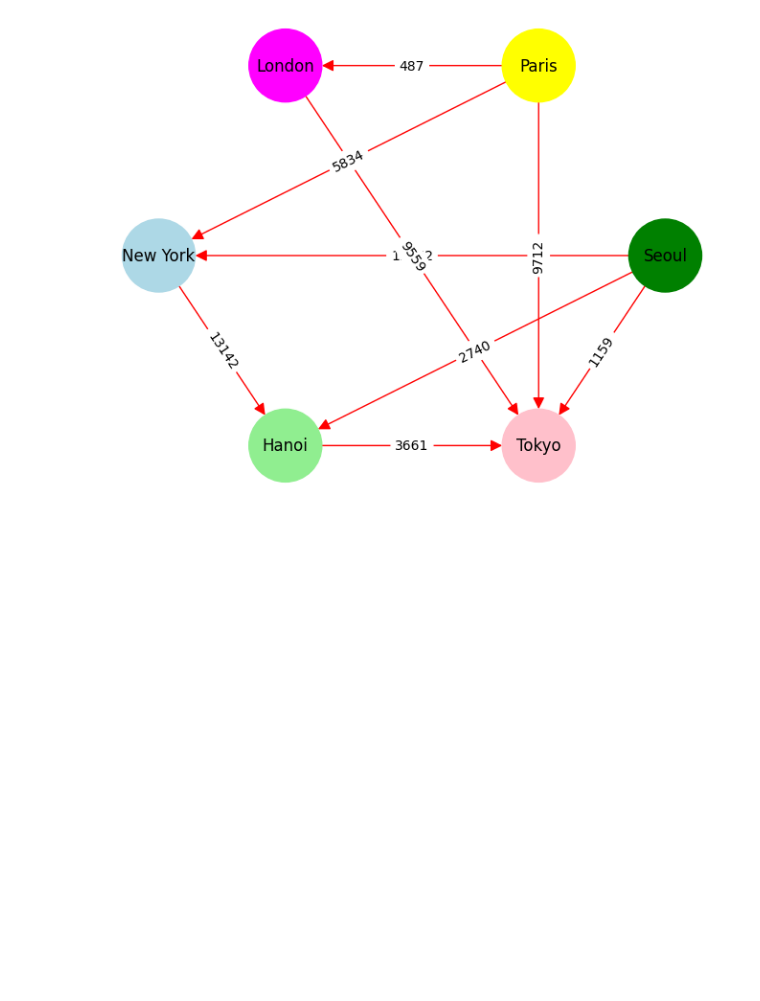
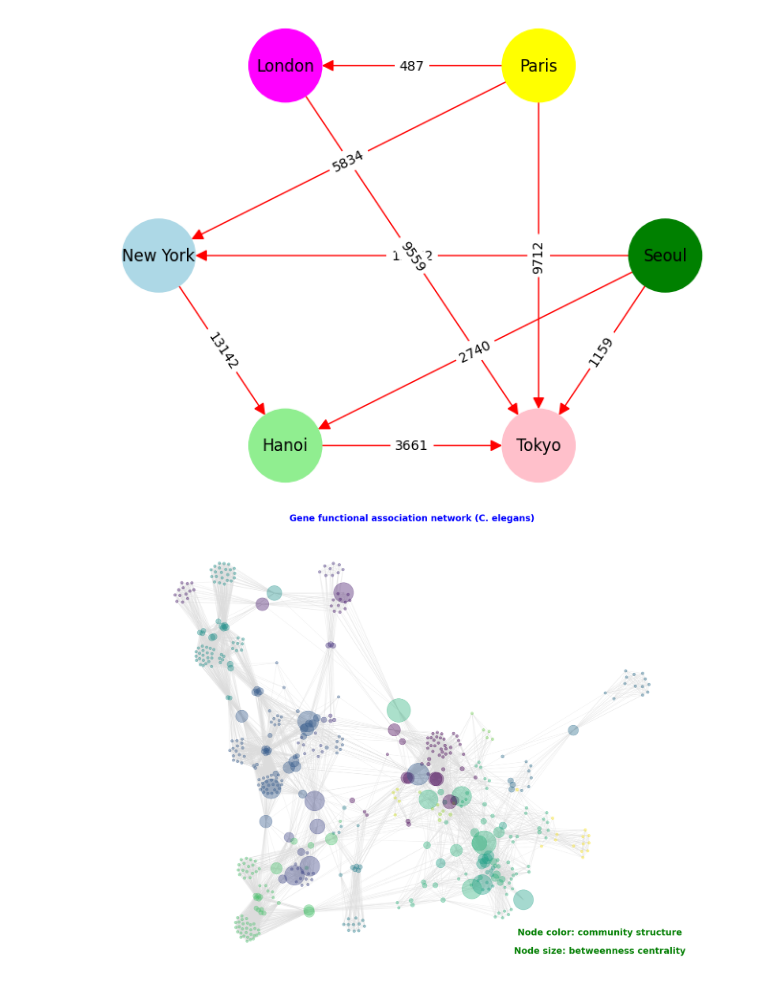
Before and after one commit to NSLab-CUK/Graph-Mining-Spring-2023, a Jupyter notebook: W4/Practice_4.ipynb, the cells around one changed output. Cells and saved outputs as stored; diff of their text form; code cells hidden in the pictures; blank space fills up the shorter version.

Commit message:
Update betweenness centrality in practice

```diff
--- a/W4/Practice_4.ipynb
+++ b/W4/Practice_4.ipynb
@@ -248,3 +248,77 @@ nx.draw_networkx_edge_labels(G, pos, edge_labels=labels)
   'Hanoi'): Text(-0.7499999292194854, -0.43301273667715495, '13142'),
  ('Hanoi', 'Tokyo'): Text(1.4901160971803051e-08, -0.8660254104361045, '3661')}
 [figure]
+# %%
+from random import sample
+import networkx as nx
+import matplotlib.pyplot as plt
+
+# Read graph data from edgelist
+G = nx.read_edgelist("data/WormNet.v3.benchmark.txt")
+
+# Remove randomly selected nodes (to make example fast)
+num_to_remove = int(len(G) / 1.5)
+nodes = sample(list(G.nodes), num_to_remove)
+G.remove_nodes_from(nodes)
+
+# Remove low-degree nodes
+low_degree = [n for n, d in G.degree() if d < 10]
+G.remove_nodes_from(low_degree)
+
+# Get largest connected component
+components = nx.connected_components(G)
+largest_component = max(components, key=len)
+H = G.subgraph(largest_component)
+
+# Calculate betweenness centrality
+centrality = nx.betweenness_centrality(H, k=10, endpoints=True)
+
+# Compute community structure
+lpc = nx.community.label_propagation_communities(H)
+community_index = {n: i for i, com in enumerate(lpc) for n in com}
+
+# Draw graph using matplotlib
+fig, ax = plt.subplots(figsize=(20, 15))
+pos = nx.spring_layout(H, k=0.15, seed=4572321)
+node_color = [community_index[n] for n in H]
+node_size = [v * 20000 for v in centrality.values()]
+nx.draw_networkx(
+    H,
+    pos=pos,
+    with_labels=False,
+    node_color=node_color,
+    node_size=node_size,
+    edge_color="gainsboro",
+    alpha=0.4,
+)
+
+# Title/legend
+font = {"color": "blue", "fontweight": "bold", "fontsize": 20}
+ax.set_title("Gene functional association network (C. elegans)", font)
+# Change font color for legend
+font["color"] = "green"
+
+ax.text(
+    0.80,
+    0.10,
+    "Node color: community structure",
+    horizontalalignment="center",
+    transform=ax.transAxes,
+    fontdict=font,
+)
+ax.text(
+    0.80,
+    0.06,
+    "Node size: betweenness centrality",
+    horizontalalignment="center",
+    transform=ax.transAxes,
+    fontdict=font,
+)
+
+# Resize figure for label readability
+ax.margins(0.1, 0.05)
+fig.tight_layout()
+plt.axis("off")
+plt.show()
+# %% [output]
+[figure, added]
```
Also changed, not shown: parts of 1 cell of this notebook, 1 other file.
